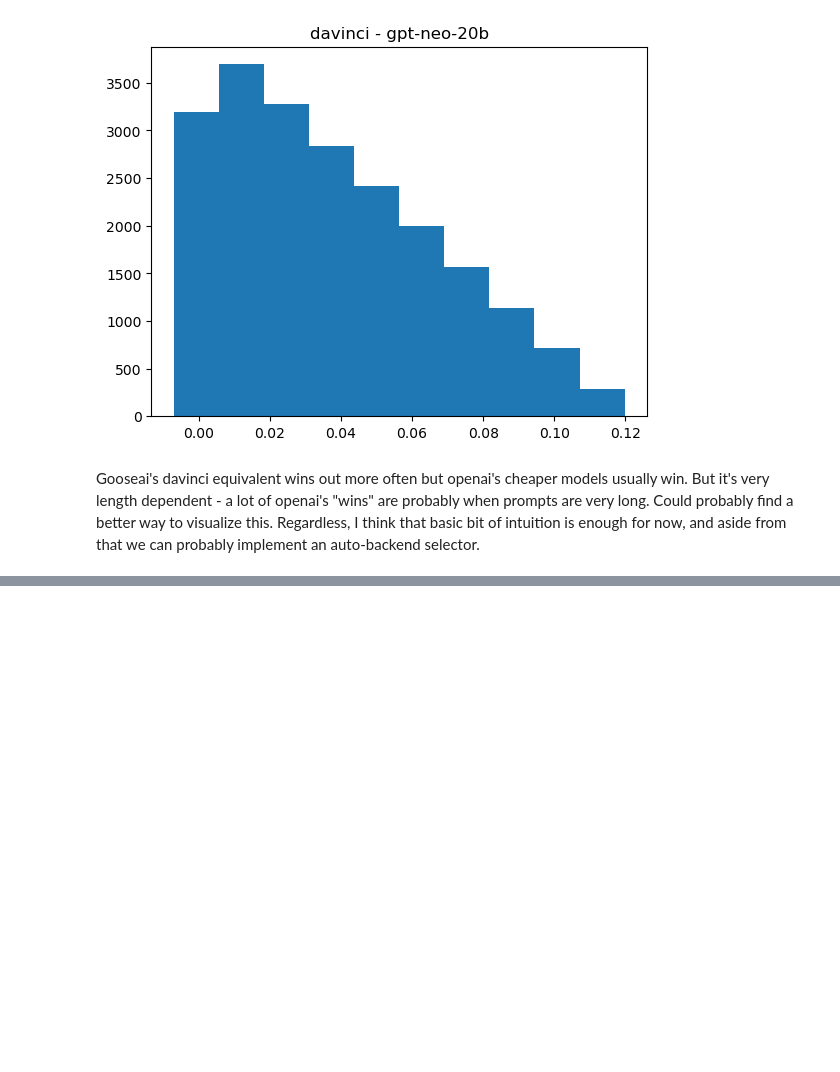
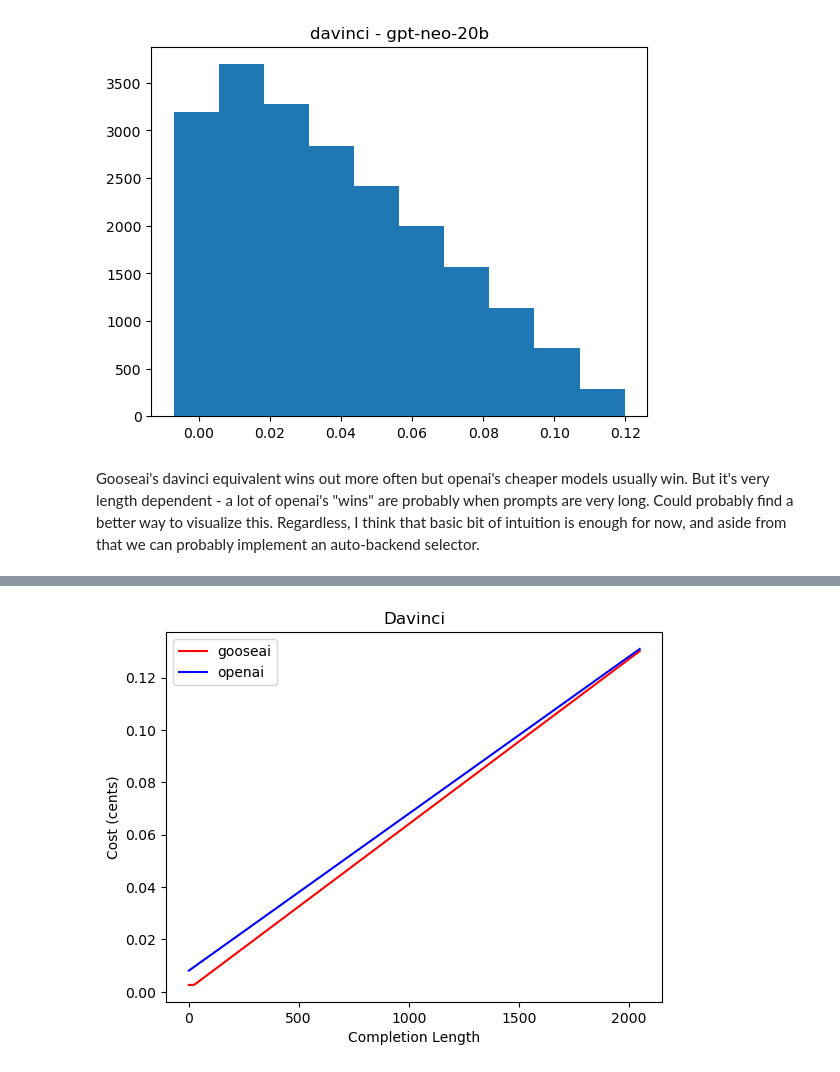
Before and after one commit to hdmamin/jabberwocky, a Jupyter notebook: notebooks/nb015-fix-openai-api-issue.ipynb, the cells around one changed output, grey strips where cells are left out. Saved outputs shown, nothing was run; the diff lists cells and outputs as text; code cells hidden in the pictures; blank space fills up the shorter version.

```diff
--- a/notebooks/nb015-fix-openai-api-issue.ipynb
+++ b/notebooks/nb015-fix-openai-api-issue.ipynb
@@ -904,0 +1028,3 @@ Gooseai's davinci equivalent wins out more often but openai's cheaper models usu
+# %%
+davinci = pd.concat([row['full'].assign(c_len=c_len)
+                     for c_len, row in zip(c_lens, davinci_cost_res)], axis=0)
@@ -904,0 +1044,12 @@ Gooseai's davinci equivalent wins out more often but openai's cheaper models usu
+# %%
+fig, ax = plt.subplots()
+for backend in davinci.backend.unique():
+    chunk = davinci[davinci.backend == backend]
+    plt.plot(chunk.c_len, chunk.cost_cents, label=backend, c=colors[backend])
+plt.xlabel('Completion Length')
+plt.ylabel('Cost (cents)')
+plt.title('Davinci')
+plt.legend()
+plt.show()
+# %% [output]
+[figure, added]
```
Also changed, not shown: parts of 22 cells of this notebook, 20 other files.
